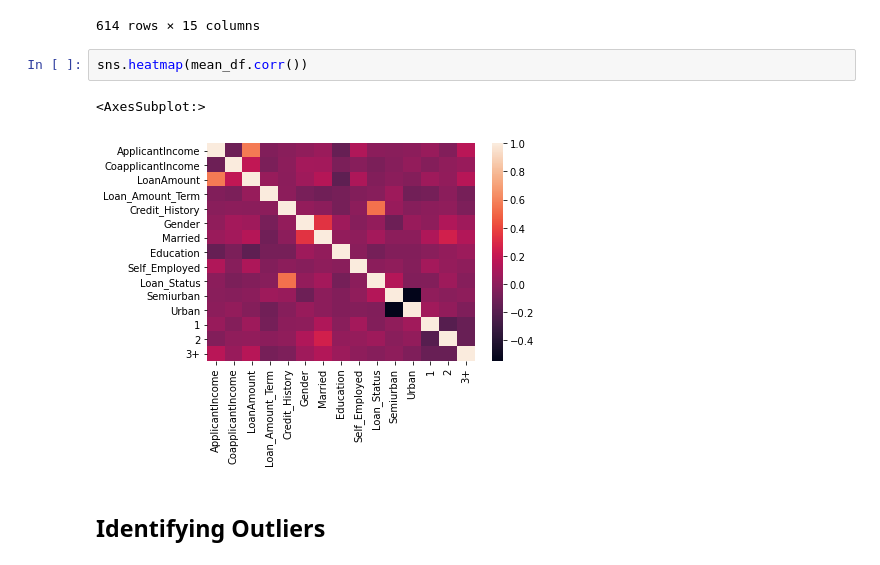
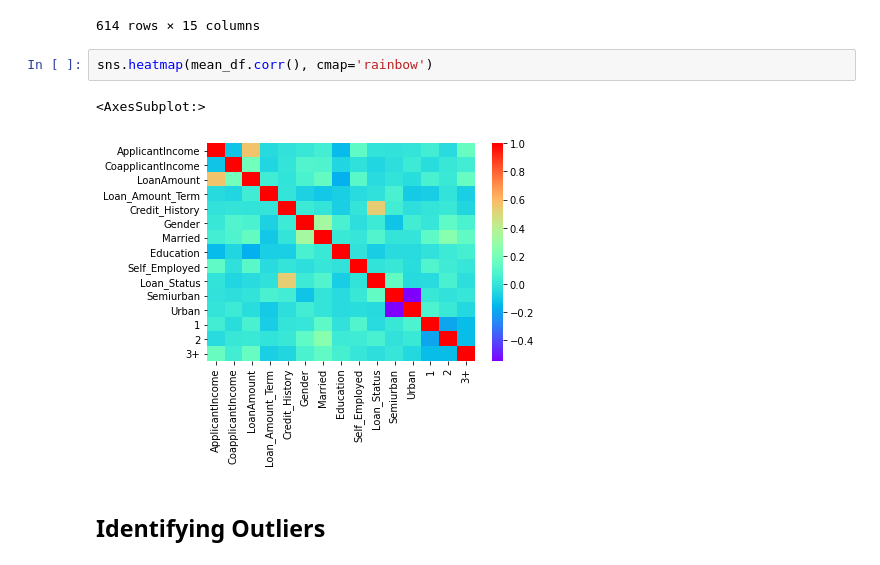
Before and after one commit to rsanchez-dv/ML_Training_Project, a Jupyter notebook: Data Preprocessing.ipynb, the cells around one changed output. Cells and saved outputs as stored; diff of their text form.

```diff
--- a/Data Preprocessing.ipynb
+++ b/Data Preprocessing.ipynb
@@ -226,10 +230,10 @@ mean_df
 | 613 | 4583 | 0.0 | 133.000000 | 360.0 | 0.0 | 0 | 0 | ... |
 614 rows × 15 columns
 # %%
-sns.heatmap(mean_df.corr())
+sns.heatmap(mean_df.corr(), cmap='rainbow')
 # %% [output]
 <AxesSubplot:>
-[figure, old version]
+[figure, new version]
 # %% [markdown]
 ## Identifying Outliers
 # %%
```
Also changed, not shown: parts of 31 cells of this notebook.
